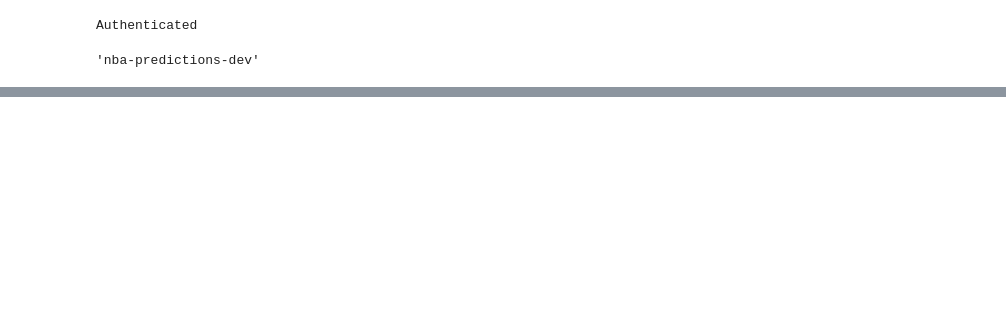
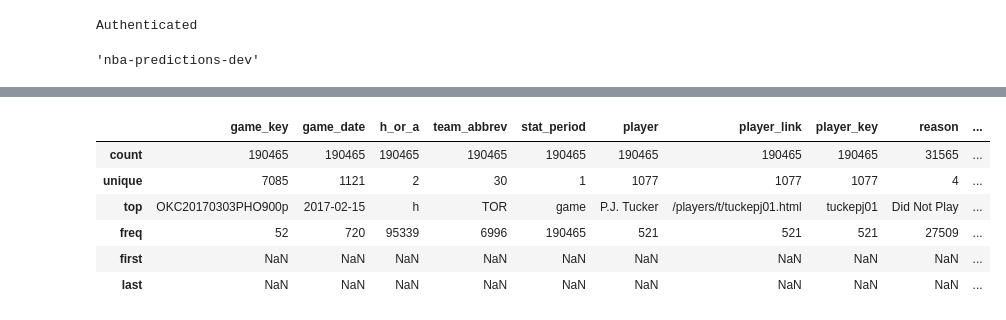
Before and after one commit to cwilbar04/gcp-end-to-end-nba-predictions, a Jupyter notebook: notebooks/EDA.ipynb, the cells around one changed output, grey strips where cells are left out. Saved outputs shown, nothing was run; the diff lists cells and outputs as text; code cells hidden in the pictures; blank space fills up the shorter version.

```diff
--- a/notebooks/EDA.ipynb
+++ b/notebooks/EDA.ipynb
@@ -36,0 +56,10 @@ gaia_id: 188994400757
+# %%
+player.describe()
+# %% [output]
+|  | game_key | game_date | h_or_a | team_abbrev | stat_period | player | player_link | player_key | reason | ... |
+| count | 190465 | 190465 | 190465 | 190465 | 190465 | 190465 | 190465 | 190465 | 31565 | ... |
+| unique | 7085 | 1121 | 2 | 30 | 1 | 1077 | 1077 | 1077 | 4 | ... |
+| top | OKC20170303PHO900p | 2017-02-15 | h | TOR | game | P.J. Tucker | /players/t/tuckepj01.html | tuckepj01 | Did Not Play | ... |
+| freq | 52 | 720 | 95339 | 6996 | 190465 | 521 | 521 | 521 | 27509 | ... |
+| first | NaN | NaN | NaN | NaN | NaN | NaN | NaN | NaN | NaN | ... |
+| last | NaN | NaN | NaN | NaN | NaN | NaN | NaN | NaN | NaN | ... |
```
Also changed, not shown: parts of 31 cells of this notebook.
